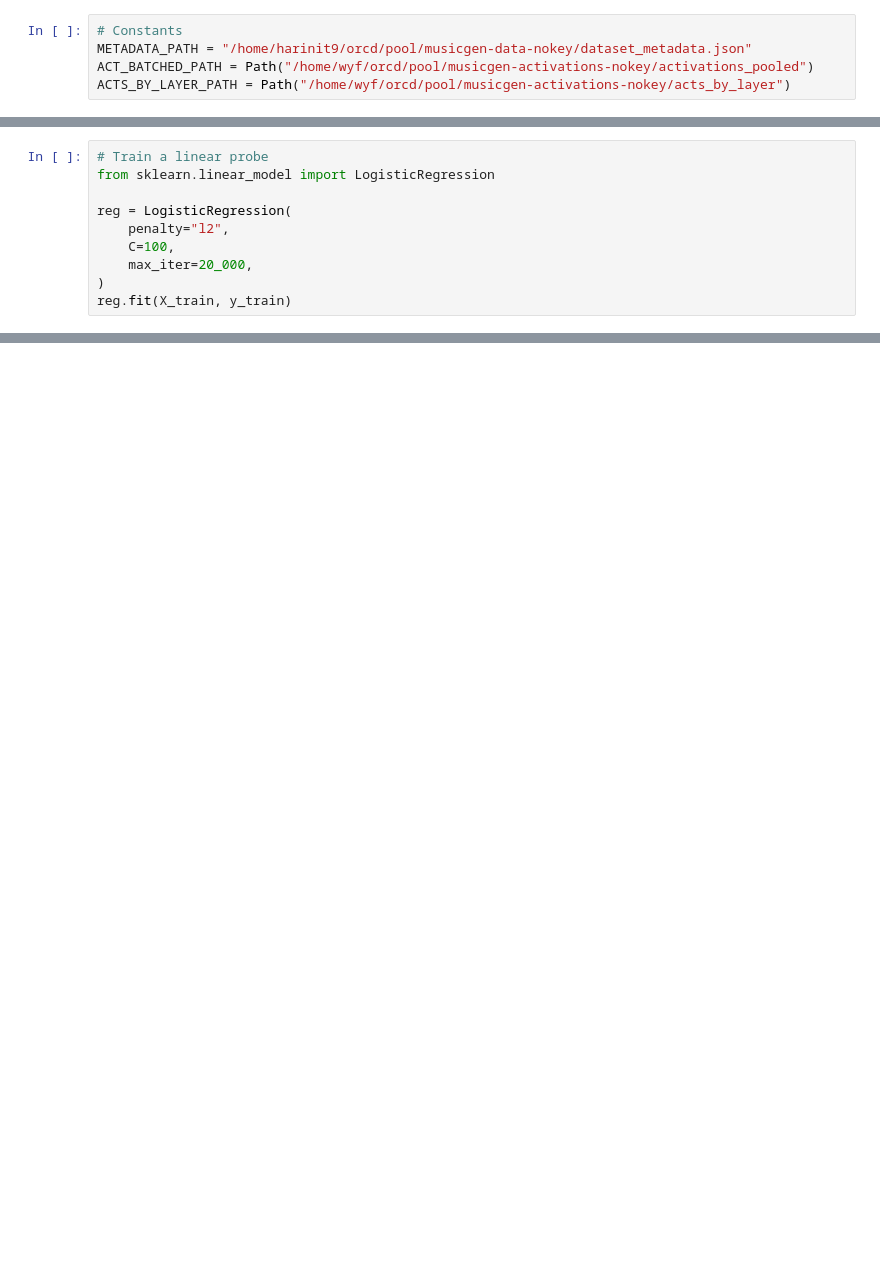
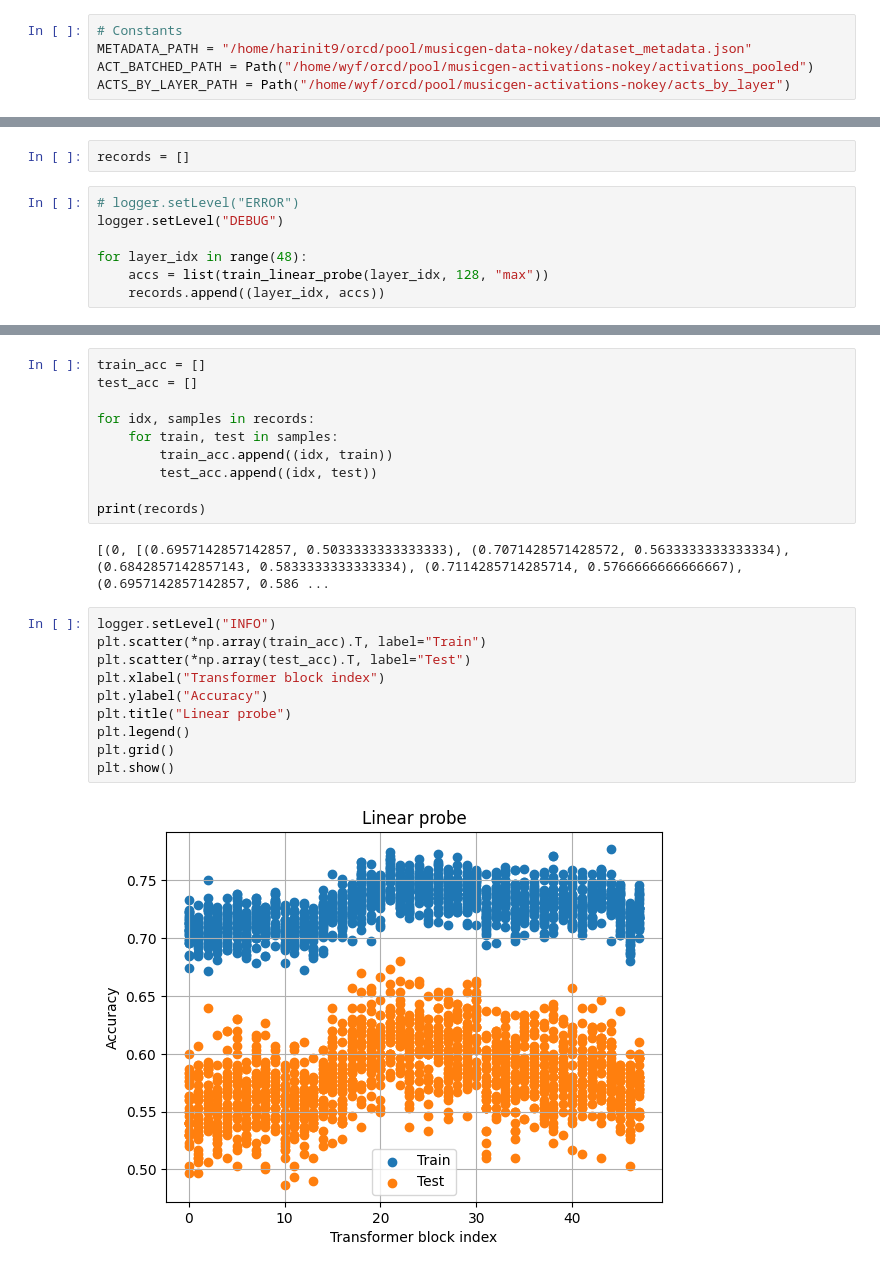
Before and after one commit to womogenes/musicgen-interp, a Jupyter notebook: notebooks/analyze_activations.ipynb, the cells around one changed output, grey strips where cells are left out. Saved outputs shown, nothing was run; the diff lists cells and outputs as text; blank space fills up the shorter version.

Commit message:
Run linear probe

```diff
--- a/notebooks/analyze_activations.ipynb
+++ b/notebooks/analyze_activations.ipynb
@@ -100,10 +31,0 @@ plt.yscale("log")
-# %%
-# Train a linear probe
-from sklearn.linear_model import LogisticRegression
-
-reg = LogisticRegression(
-    penalty="l2",
-    C=100,
-    max_iter=20_000,
-)
-reg.fit(X_train, y_train)
@@ -140,0 +104,9 @@ Mean accuracy: 57.67
+# %%
+records = []
+# %%
+# logger.setLevel("ERROR")
+logger.setLevel("DEBUG")
+
+for layer_idx in range(48):
+    accs = list(train_linear_probe(layer_idx, 128, "max"))
+    records.append((layer_idx, accs))
@@ -140,0 +247,24 @@ Mean accuracy: 57.67
+# %%
+train_acc = []
+test_acc = []
+
+for idx, samples in records:
+    for train, test in samples:
+        train_acc.append((idx, train))
+        test_acc.append((idx, test))
+
+print(records)
+# %% [output]
+[(0, [(0.6957142857142857, 0.5033333333333333), (0.7071428571428572, 0.5633333333333334), (0.6842857142857143, 0.5833333333333334), (0.7114285714285714, 0.5766666666666667), (0.6957142857142857, 0.586 ...
+# %%
+logger.setLevel("INFO")
+plt.scatter(*np.array(train_acc).T, label="Train")
+plt.scatter(*np.array(test_acc).T, label="Test")
+plt.xlabel("Transformer block index")
+plt.ylabel("Accuracy")
+plt.title("Linear probe")
+plt.legend()
+plt.grid()
+plt.show()
+# %% [output]
+[figure, added]
```
Also changed, not shown: parts of 13 cells of this notebook, 1 other file.
